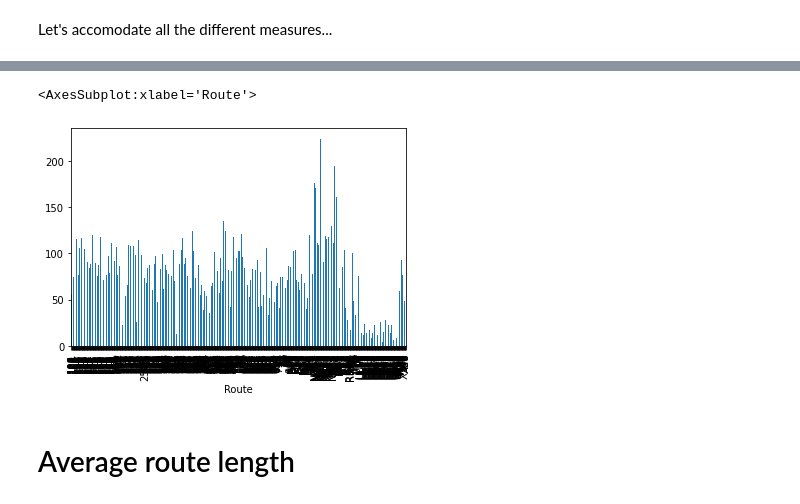
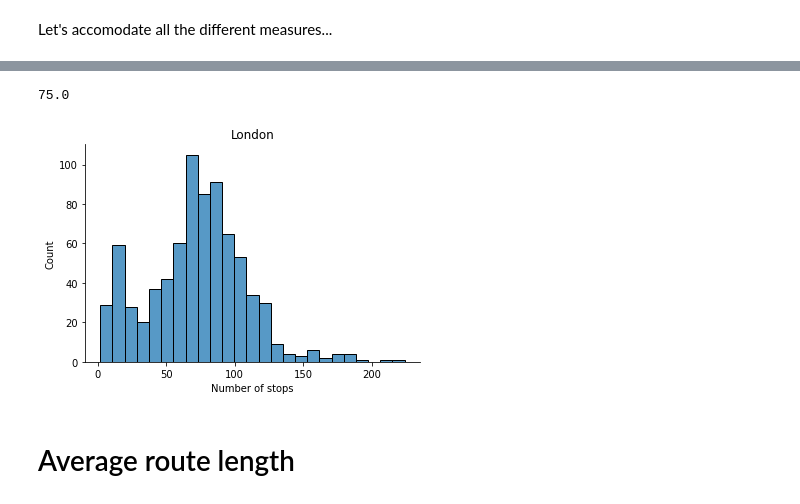
Before and after one commit to akazukin5151/comparative-accessibility, a Jupyter notebook: london.ipynb, the cells around one changed output, grey strips where cells are left out. Cells and saved outputs as stored; diff of their text form; code cells hidden in the pictures.

Commit message:
Improve quality of data for london

```diff
--- a/london.ipynb
+++ b/london.ipynb
@@ -107,8 +121,17 @@ for measure in measures:
 # %%
-bus_sequences.groupby('Route').Stop_Code_LBSL.count().plot.bar()
+bus_sequences.groupby('Route').Stop_Code_LBSL.count().median()
 # %% [output]
-<AxesSubplot:xlabel='Route'>
+75.0
-[figure, removed]
+# %%
+counts = bus_sequences.groupby('Route').Stop_Code_LBSL.count()
+# %%
+sns.histplot(x=counts)
+plt.xlabel('Number of stops')
+plt.title('London')
+sns.despine()
+plt.savefig('figures/l_nstops.png')
+# %% [output]
+[figure, added]
 # %% [markdown]
 # Average route length
 # %% [markdown]
```
Also changed, not shown: parts of 41 cells of this notebook, 3 other files.
